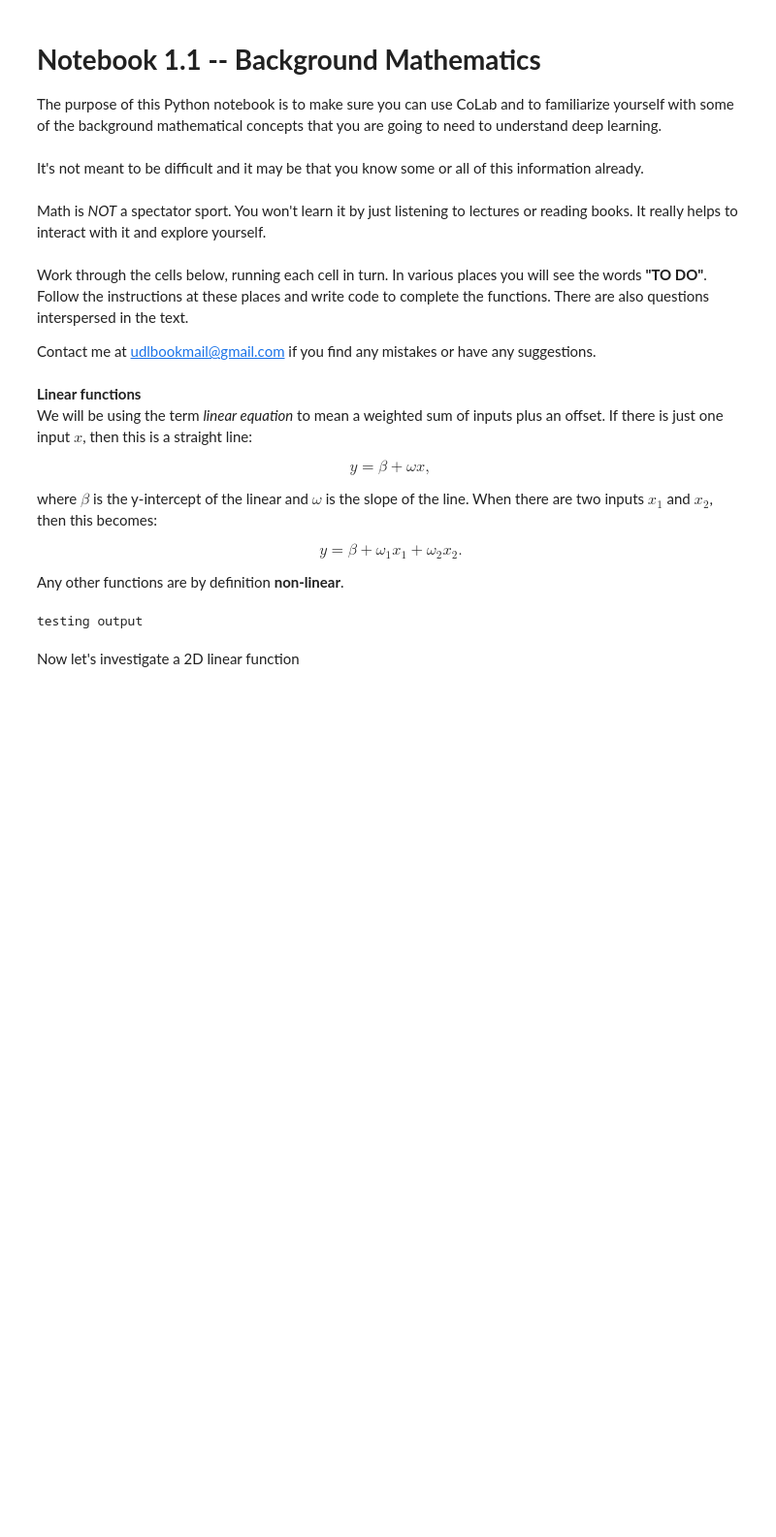
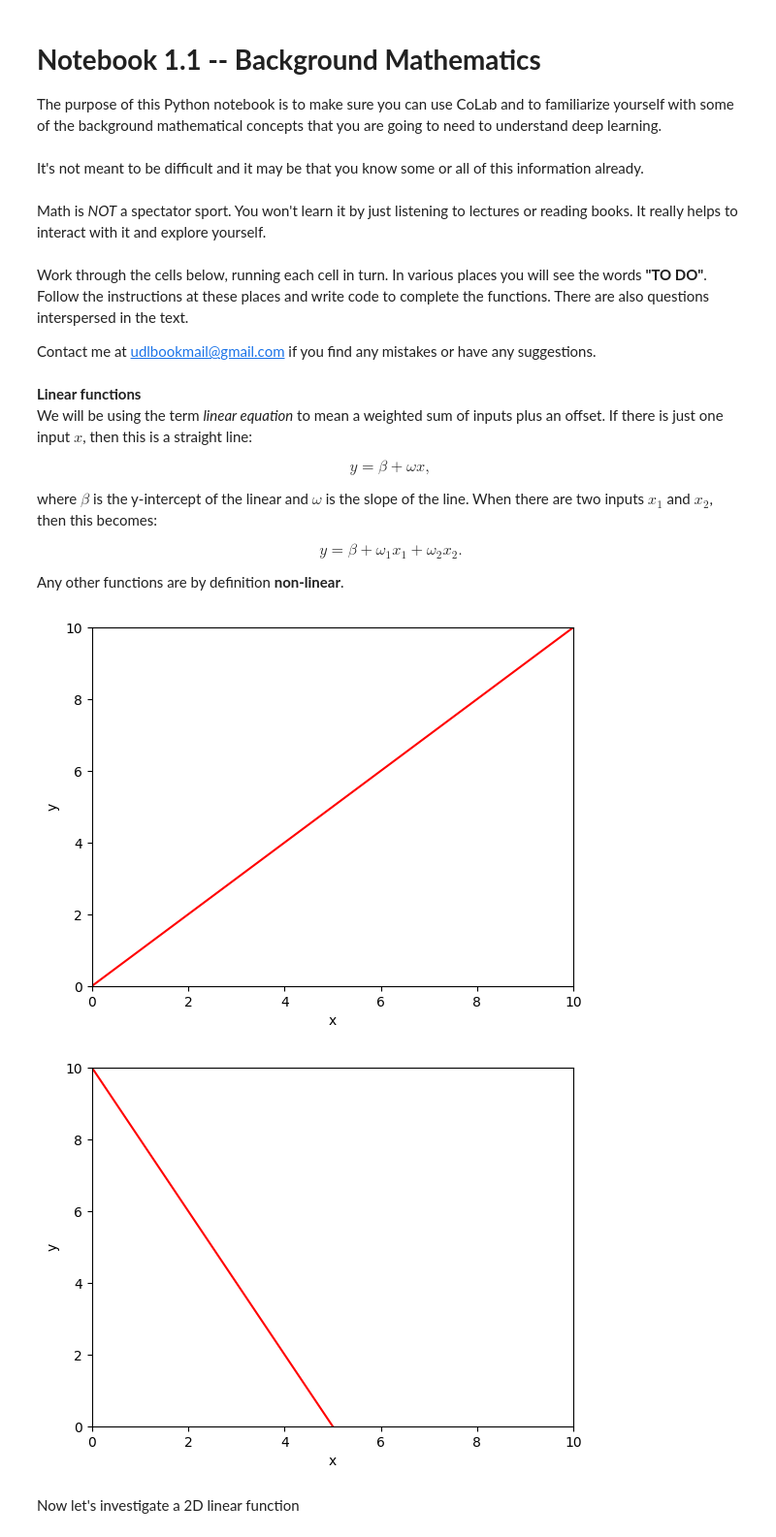
Before and after one commit to angel908fs/csci167, a Jupyter notebook: 1_1_BackgroundMathematics.ipynb, the cells around one changed output. Shown: that part at 97% size. Cells and saved outputs as stored; diff of their text form; code cells hidden in the pictures; blank space fills up the shorter version.

```diff
--- a/1_1_BackgroundMathematics.ipynb
+++ b/1_1_BackgroundMathematics.ipynb
@@ -24,34 +24,44 @@ Any other functions are by definition **non-linear**.
 # Define a linear function with just one input, x
 def linear_function_1D(x,beta,omega):
   # TODO -- replace the code line below with formula for 1D linear equation
-  y = x
+  y = beta + (omega*x)
 
   return y
-
-print("testing output")
-# %% [output]
-testing output
 # %%
 # Plot the 1D linear function
 
 # Define an array of x values from 0 to 10 with increments of 0.01
 # https://numpy.org/doc/stable/reference/generated/numpy.arange.html
 x = np.arange(0.0,10.0, 0.01)
 # Compute y using the function you filled in above
 beta = 0.0; omega = 1.0
 
 y = linear_function_1D(x,beta,omega)
 
 # Plot this function
 fig, ax = plt.subplots()
 ax.plot(x,y,'r-')
 ax.set_ylim([0,10]);ax.set_xlim([0,10])
 ax.set_xlabel('x'); ax.set_ylabel('y')
 plt.show()
 
 # TODO -- experiment with changing the values of beta and omega
 # to understand what they do.  Try to make a line
 # that crosses the y-axis at y=10 and the x-axis at x=5
+
+beta = 10.0; omega = -2.0
+y = linear_function_1D(x,beta,omega)
+
+fig, ax = plt.subplots()
+ax.plot(x, y, 'r-')
+ax.set_ylim([0, 10])
+ax.set_xlim([0, 10])
+ax.set_xlabel('x')
+ax.set_ylabel('y')
+plt.show()
+# %% [output]
+[figure, added]
+[figure, added]
 # %% [markdown]
 Now let's investigate a 2D linear function
 # %%
```
Also changed, not shown: parts of 10 cells of this notebook.
